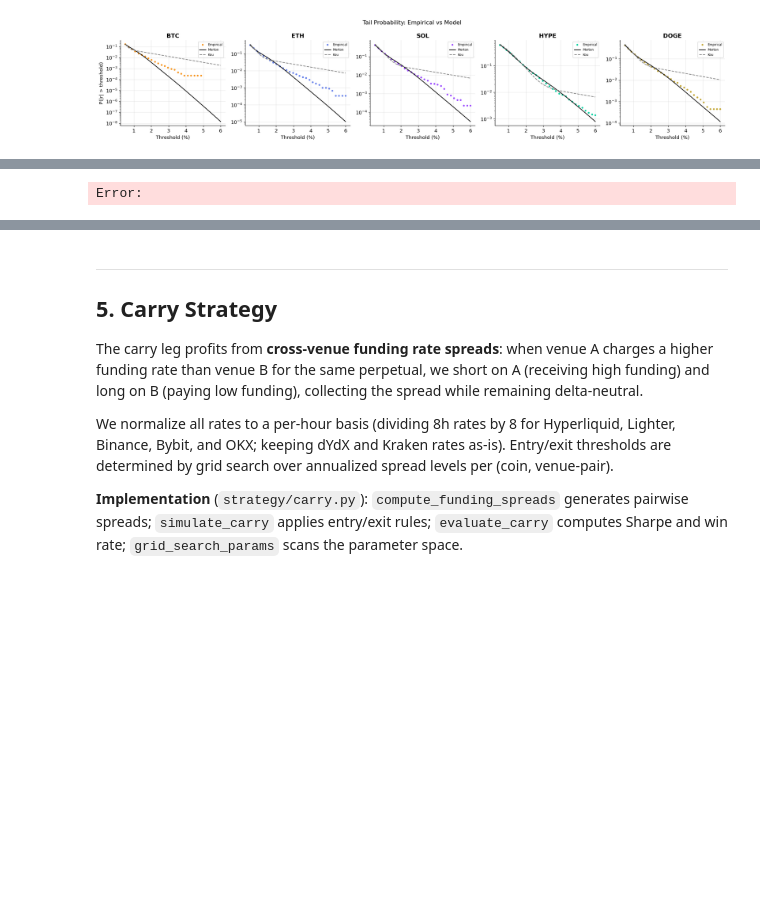
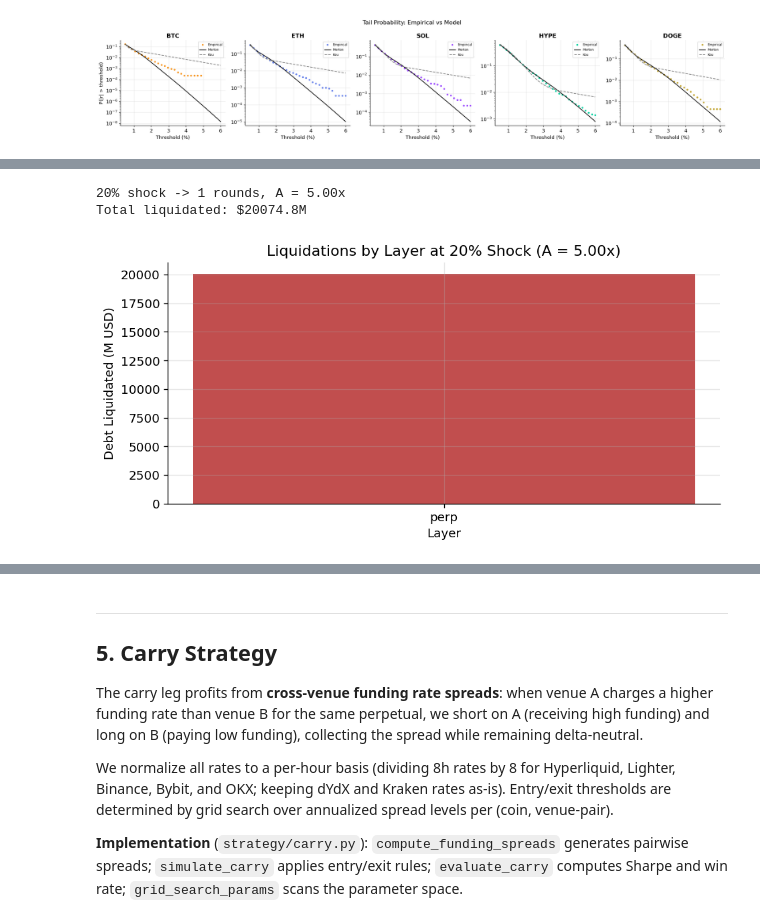
Before and after one commit to 0xknxwledge/group-m-finm33150-final, a Jupyter notebook: notebooks/final.ipynb, the cells around one changed output, grey strips where cells are left out. Cells and saved outputs as stored; diff of their text form; code cells hidden in the pictures; blank space fills up the shorter version.

```diff
--- a/notebooks/final.ipynb
+++ b/notebooks/final.ipynb
@@ -749,21 +839,23 @@ Error:
 # %%
 # Liquidation volume by round (bar chart at 20% shock)
-big_shock = simulate_cascade(positions, current_price=1.0, initial_shock_pct=0.20)
+big_shock = simulate_cascade(positions, current_price=1.0, initial_shock_pct=0.20,
+                             orderbook_depth_usd=total_depth)
 print(f"20% shock -> {big_shock.rounds} rounds, A = {big_shock.amplification:.2f}x")
 print(f"Total liquidated: ${big_shock.total_debt_liquidated / 1e6:.1f}M")
 
-# The cascade module tracks per-round data via liquidations_by_layer
-# Show layer breakdown as a simple bar
+# Show layer breakdown
 layers = list(big_shock.liquidations_by_layer.keys())
 amounts = [big_shock.liquidations_by_layer[l] / 1e6 for l in layers]
 
 fig, ax = plt.subplots(figsize=(8, 4))
 ax.bar(layers, amounts, color="firebrick", alpha=0.8)
 ax.set_ylabel("Debt Liquidated (M USD)")
 ax.set_xlabel("Layer")
 ax.set_title(f"Liquidations by Layer at 20% Shock (A = {big_shock.amplification:.2f}x)")
 fig.tight_layout()
 plt.show()
 # %% [output]
-Error:
+20% shock -> 1 rounds, A = 5.00x
+Total liquidated: $20074.8M
+[figure, added]
 # %%
```
Also changed, not shown: parts of 35 cells of this notebook, 19 other files.
